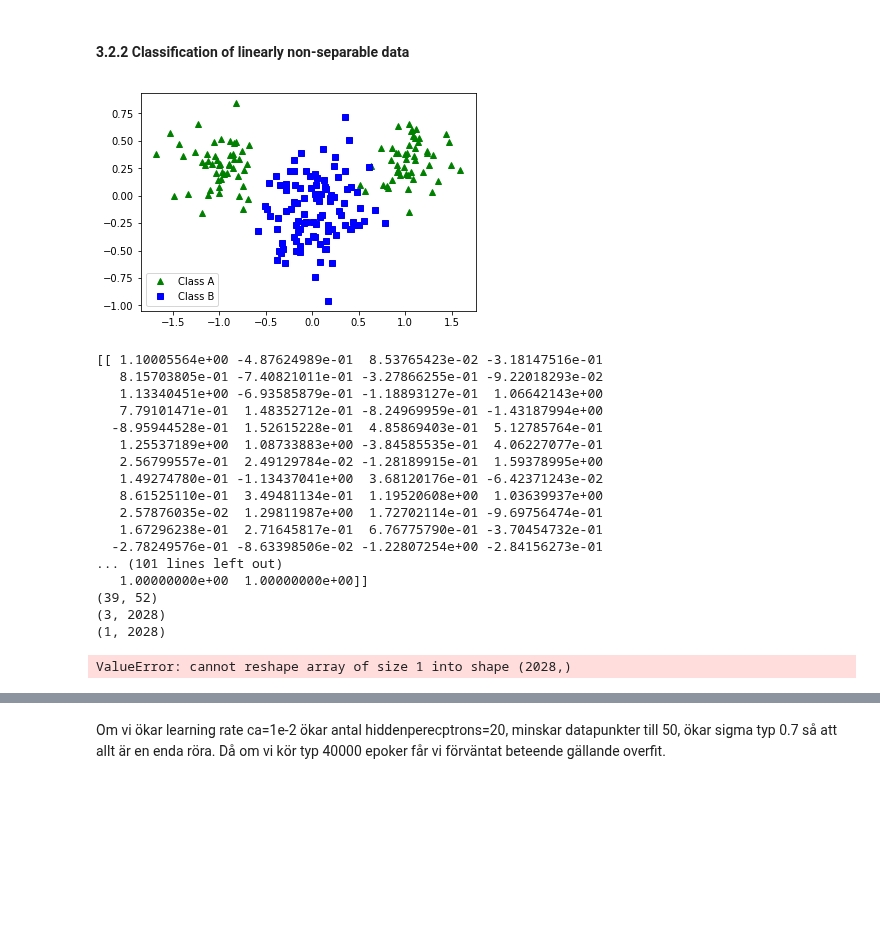
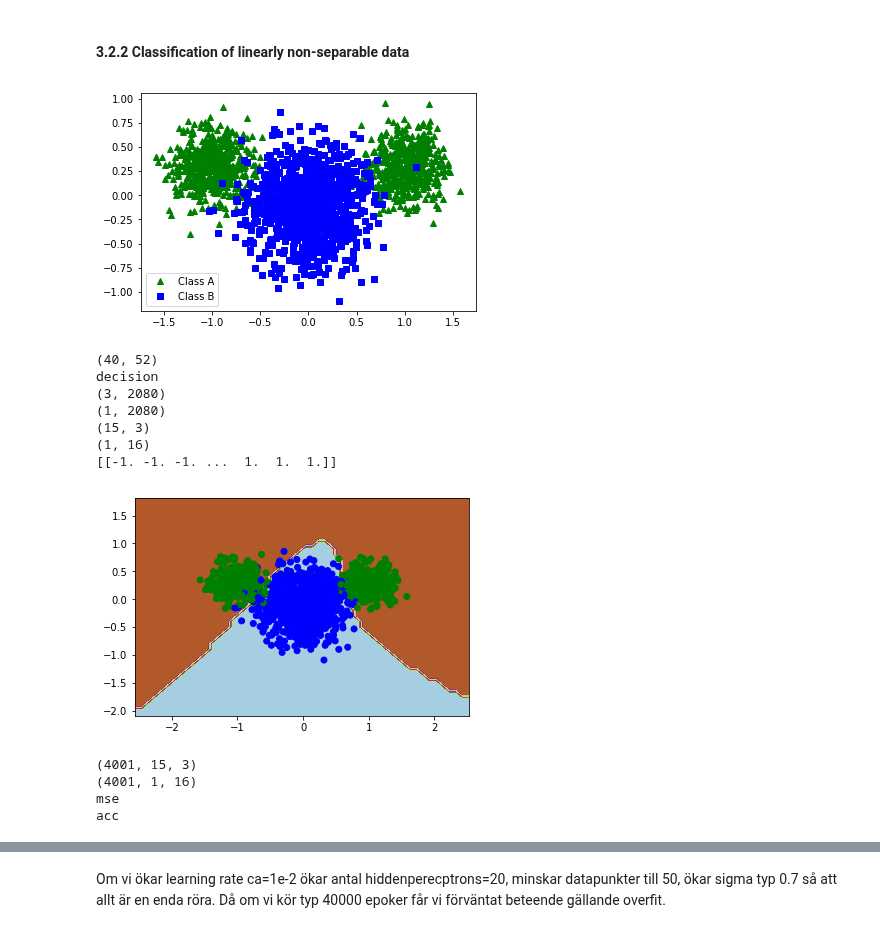
Before and after one commit to smallgreycreatures/DD2437, a Jupyter notebook: lab1/DD2437_Assignment1_MLP-3-2-2-copy.ipynb, the cells around one changed output, grey strips where cells are left out. Drawn from its saved outputs; the diff is of its cells as text; code cells hidden in the pictures; blank space fills up the shorter version.

Commit message:
decission boundary fixad, subplots improved fixad

```diff
--- a/lab1/DD2437_Assignment1_MLP-3-2-2-copy.ipynb
+++ b/lab1/DD2437_Assignment1_MLP-3-2-2-copy.ipynb
@@ -137,9 +137,6 @@ def weights_init_MLP(n_out,n_in,scale,hidden):
 def predict(validation,W,V, classification = True):
         #print(validation)
         _, prediction = forward_pass(validation,W,V)
-
-        prediction = np.asarray(prediction)
-        print(prediction.shape)
         if classification:
             for p in range(prediction.shape[1]):
                 if prediction[0,p] >0:
@@ -159,10 +156,13 @@ def plot_decision_boundary(X,T, W,V, h = 0.1):
         print(yy.shape)
         ones = np.ones((1,grid_data.shape[1]))
         grid_data = np.vstack((grid_data,ones))
+        print("decision")
         print(grid_data.shape)
         print(ones.shape)
-        Z = predict(grid_data,W,V)
-        print(Z)
+        print(W.shape)
+        print(V.shape)
+        Z = predict(grid_data,W,V, True)
+        #print(Z)
         Z = Z.reshape(xx.shape)
 
         plt.contourf(xx, yy, Z, cmap=plt.cm.Paired)
@@ -175,8 +175,8 @@ n_out = 1
 nPerceptron = 3
 scale = 1e-2
 hidden_perceptrons = 15
-epochs = 1000
-n = 100
+epochs = 4000
+n = 1000
 #W,V = weights_init_MLP(n_out,n_in,scale,nPerceptron)
 #X,T = generatePattern(1000,verbose=1)
 
@@ -225,55 +225,49 @@ i = np.arange(X.shape[1])
 np.random.shuffle(i)
 X=X[:,i]
 T=T[i]
-print(X)
+#print(X)
 X_val=np.concatenate((class_A_val,np.ones((1,np.shape(class_A_val)[1]))))
 T_val=np.ones((np.shape(class_A_val)[1]))
 i = np.arange(X_val.shape[1])
 np.random.shuffle(i)
 X_val=X_val[:,i]
 T_val=T_val[i]
 
 W=np.random.randn(hidden_perceptrons,np.shape(X)[0])
 V=np.random.randn(1,hidden_perceptrons+1)
 
 
 W_train,V_train,mse,acc = backprop(eta,X,T,W,V,hidden_perceptrons,epochs)
 mse_val = []
 acc_val = []
 W_train = np.array(W_train)
 V_train = np.array(V_train)
-plot_decision_boundary(X,T,W_train[W_train.shape[0]-1,:,:],V_train[W_train.shape[0]-1,0,:])
+plot_decision_boundary(X,T,W_train[W_train.shape[0]-1,:,:],V_train[W_train.shape[0]-1,:,:])
 print(W_train.shape)
 print(V_train.shape)
 for i in range(1,W_train.shape[0]):
     p = predict(X_val,W_train[i,:,:],V_train[i,:,:])
     mse_val.append(error_mse(T_val,p))
     acc_val.append(accuracy(T_val,p))
 
 print("mse")
 #print(mse_val)
 print("acc")
 #print(acc)
 # %% [output]
-[figure, old version]
+[figure, new version]
-[[ 1.10005564e+00 -4.87624989e-01  8.53765423e-02 -3.18147516e-01
-   8.15703805e-01 -7.40821011e-01 -3.27866255e-01 -9.22018293e-02
-   1.13340451e+00 -6.93585879e-01 -1.18893127e-01  1.06642143e+00
-   7.79101471e-01  1.48352712e-01 -8.24969959e-01 -1.43187994e+00
-  -8.95944528e-01  1.52615228e-01  4.85869403e-01  5.12785764e-01
-   1.25537189e+00  1.08733883e+00 -3.84585535e-01  4.06227077e-01
-   2.56799557e-01  2.49129784e-02 -1.28189915e-01  1.59378995e+00
-   1.49274780e-01 -1.13437041e+00  3.68120176e-01 -6.42371243e-02
-   8.61525110e-01  3.49481134e-01  1.19520608e+00  1.03639937e+00
-   2.57876035e-02  1.29811987e+00  1.72702114e-01 -9.69756474e-01
-   1.67296238e-01  2.71645817e-01  6.76775790e-01 -3.70454732e-01
-  -2.78249576e-01 -8.63398506e-02 -1.22807254e+00 -2.84156273e-01
-... (101 lines left out)
-   1.00000000e+00  1.00000000e+00]]
-(39, 52)
-(3, 2028)
-(1, 2028)
+(40, 52)
+decision
+(3, 2080)
+(1, 2080)
+(15, 3)
+(1, 16)
+[[-1. -1. -1. ...  1.  1.  1.]]
+[figure, added]
-ValueError: cannot reshape array of size 1 into shape (2028,)
+(4001, 15, 3)
+(4001, 1, 16)
+mse
+acc
 # %%
 plt_mse, = plt.plot(np.linspace(0,epochs,epochs),mse,'r', label='MSE')
 plt_mse_val, = plt.plot(np.linspace(0,epochs,epochs),mse_val,'b', label='validation MSE')
```
Also changed, not shown: parts of 1 cell of this notebook.
